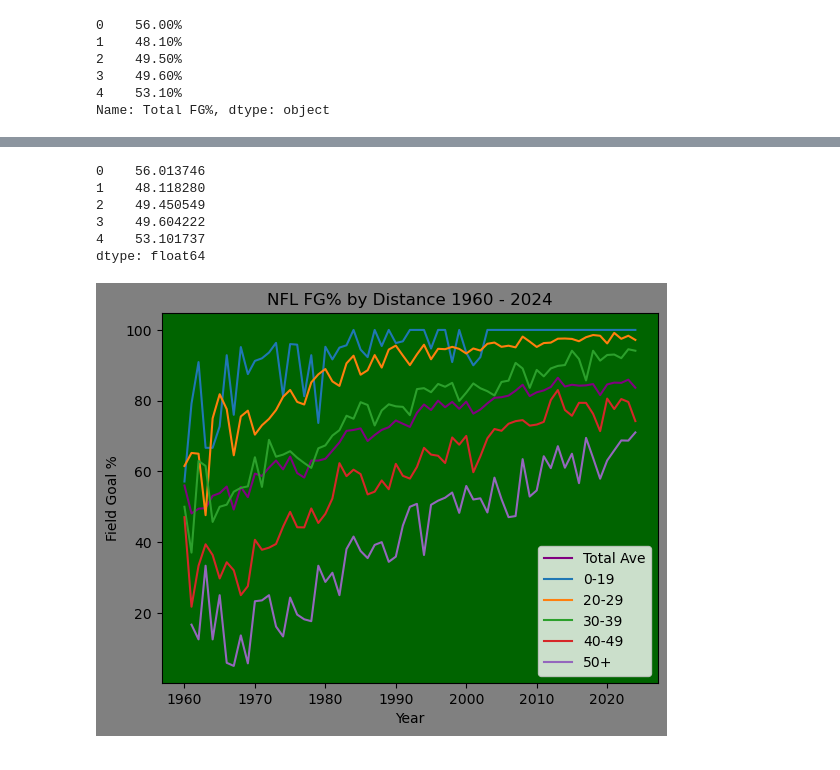
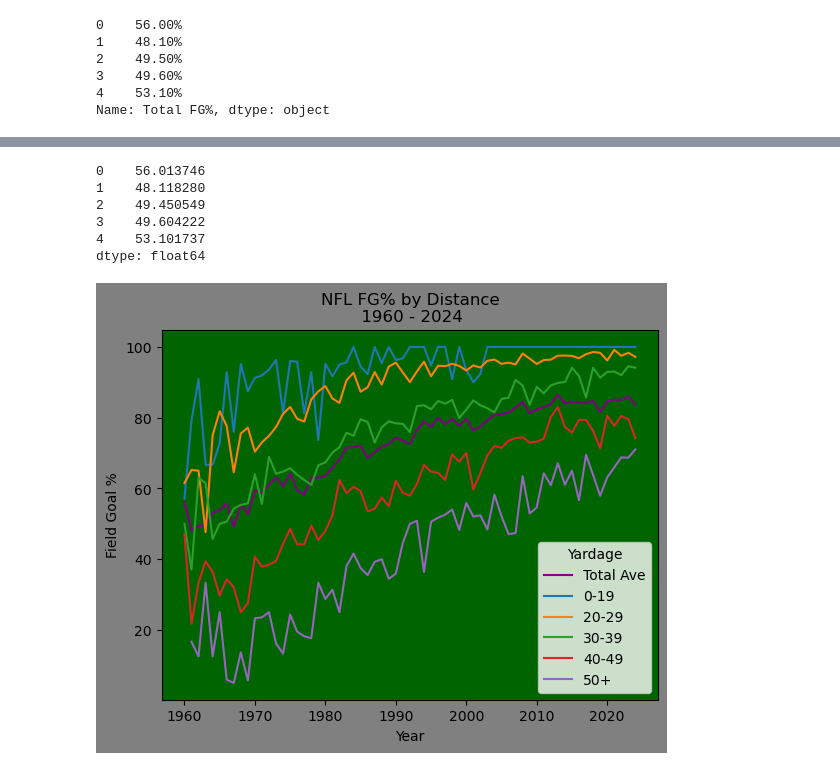
Before and after one commit to JarKanni/nfl, a Jupyter notebook: kicking_analysis/nfl_kicking.ipynb, the cells around one changed output, grey strips where cells are left out. Saved outputs shown, nothing was run; the diff lists cells and outputs as text; code cells hidden in the pictures.

Commit message:
fixed titles and legends

```diff
--- a/kicking_analysis/nfl_kicking.ipynb
+++ b/kicking_analysis/nfl_kicking.ipynb
@@ -86,33 +87,33 @@ dtype: float64
 
 total_ave = df['Total FGM'] / df['Total FGA'] * 100
 ave019 = df['0-19 FGM'] / df['0-19 FGA'] * 100
 ave2029 = df['20-29 FGM'] / df['20-29 FGA'] * 100
 ave3039 = df['30-39 FGM'] / df['30-39 FGA'] * 100
 ave4049 = df['40-49 FGM'] / df['40-49 FGA'] * 100
 ave50 = df['50+ FGM'] / df['50+ FGA'] * 100
 
 print(total_ave.head())
 
 fig, ax = plt.subplots()
 ax.plot(year, total_ave, color='purple')
 ax.plot(year, ave019)
 ax.plot(year, ave2029)
 ax.plot(year, ave3039)
 ax.plot(year, ave4049)
 ax.plot(year, ave50)
-ax.set_title('NFL FG% by Distance 1960 - 2024')
+ax.set_title('NFL FG% by Distance\n 1960 - 2024')
 ax.set_xlabel('Year')
 ax.set_ylabel('Field Goal %')
-ax.legend(['Total Ave', '0-19', '20-29', '30-39', '40-49', '50+'])
+ax.legend(['Total Ave', '0-19', '20-29', '30-39', '40-49', '50+'], title='Yardage')
 ax.set_facecolor('darkgreen')
 fig.set_facecolor('gray')
 #plt.savefig('NFL_FG_pct_Distance.png', bbox_inches = 'tight')
 plt.show()
 # %% [output]
 0    56.013746
 1    48.118280
 2    49.450549
 3    49.604222
 4    53.101737
 dtype: float64
-[figure, old version]
+[figure, new version]
```
Also changed, not shown: parts of 4 cells of this notebook, 3 other files.
